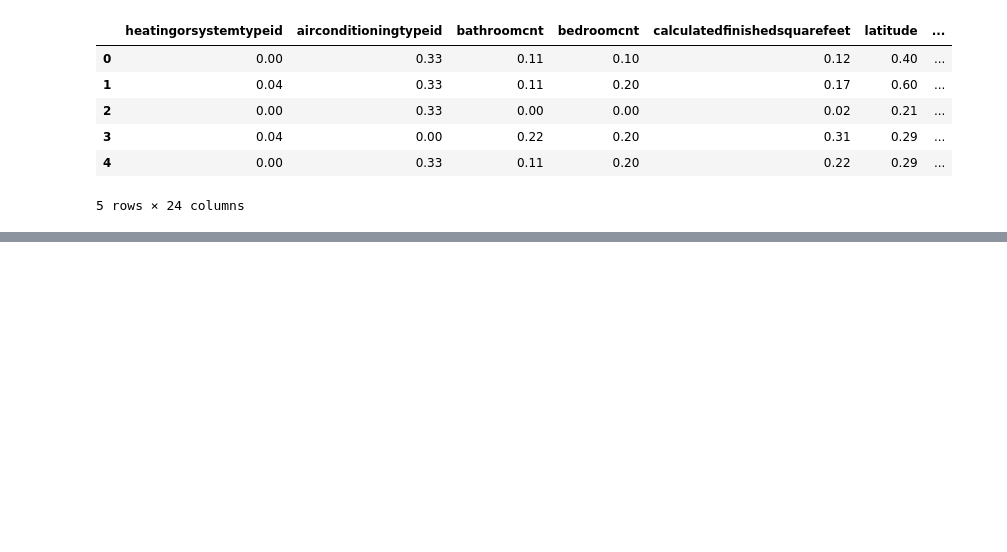
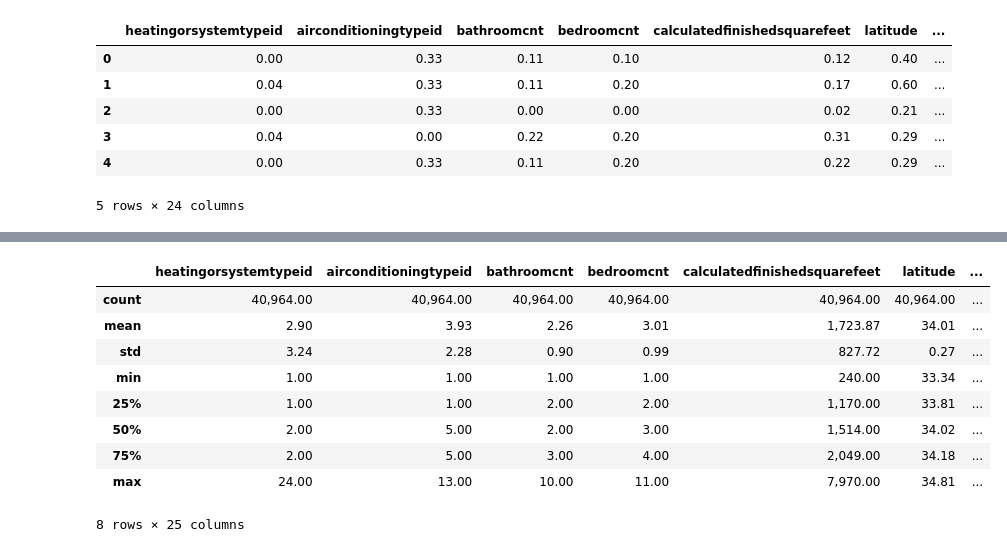
Before and after one commit to davidb-and-john/clustering-project, a Jupyter notebook: John/john_notebook.ipynb, the cells around one changed output, grey strips where cells are left out. Drawn from its saved outputs; the diff is of its cells as text; code cells hidden in the pictures; blank space fills up the shorter version.

```diff
--- a/John/john_notebook.ipynb
+++ b/John/john_notebook.ipynb
@@ -248,0 +286,13 @@ test_scaled.head()
+# %%
+train.describe()
+# %% [output]
+|  | heatingorsystemtypeid | airconditioningtypeid | bathroomcnt | bedroomcnt | calculatedfinishedsquarefeet | latitude | ... |
+| count | 40,964.00 | 40,964.00 | 40,964.00 | 40,964.00 | 40,964.00 | 40,964.00 | ... |
+| mean | 2.90 | 3.93 | 2.26 | 3.01 | 1,723.87 | 34.01 | ... |
+| std | 3.24 | 2.28 | 0.90 | 0.99 | 827.72 | 0.27 | ... |
+| min | 1.00 | 1.00 | 1.00 | 1.00 | 240.00 | 33.34 | ... |
+| 25% | 1.00 | 1.00 | 2.00 | 2.00 | 1,170.00 | 33.81 | ... |
+| 50% | 2.00 | 5.00 | 2.00 | 3.00 | 1,514.00 | 34.02 | ... |
+| 75% | 2.00 | 5.00 | 3.00 | 4.00 | 2,049.00 | 34.18 | ... |
+| max | 24.00 | 13.00 | 10.00 | 11.00 | 7,970.00 | 34.81 | ... |
+8 rows × 25 columns
```
Also changed, not shown: parts of 8 cells of this notebook.
